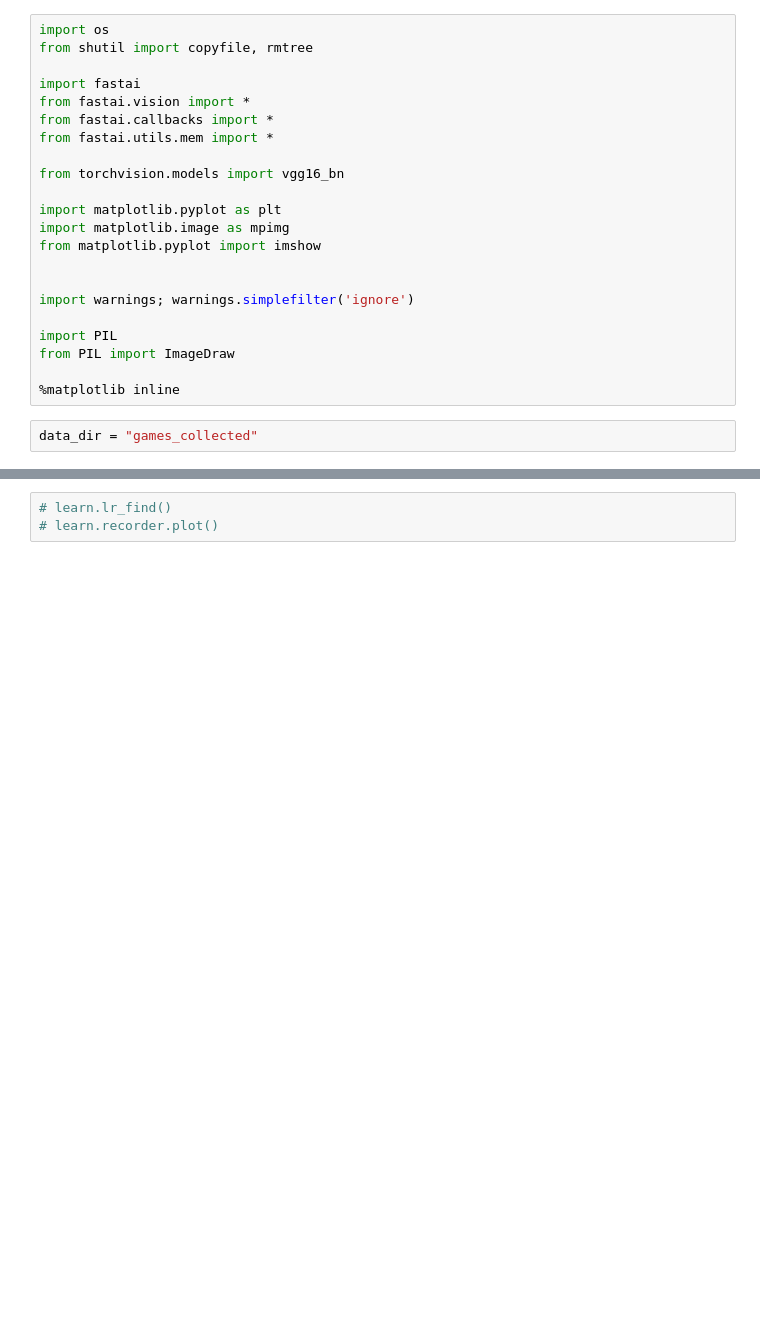
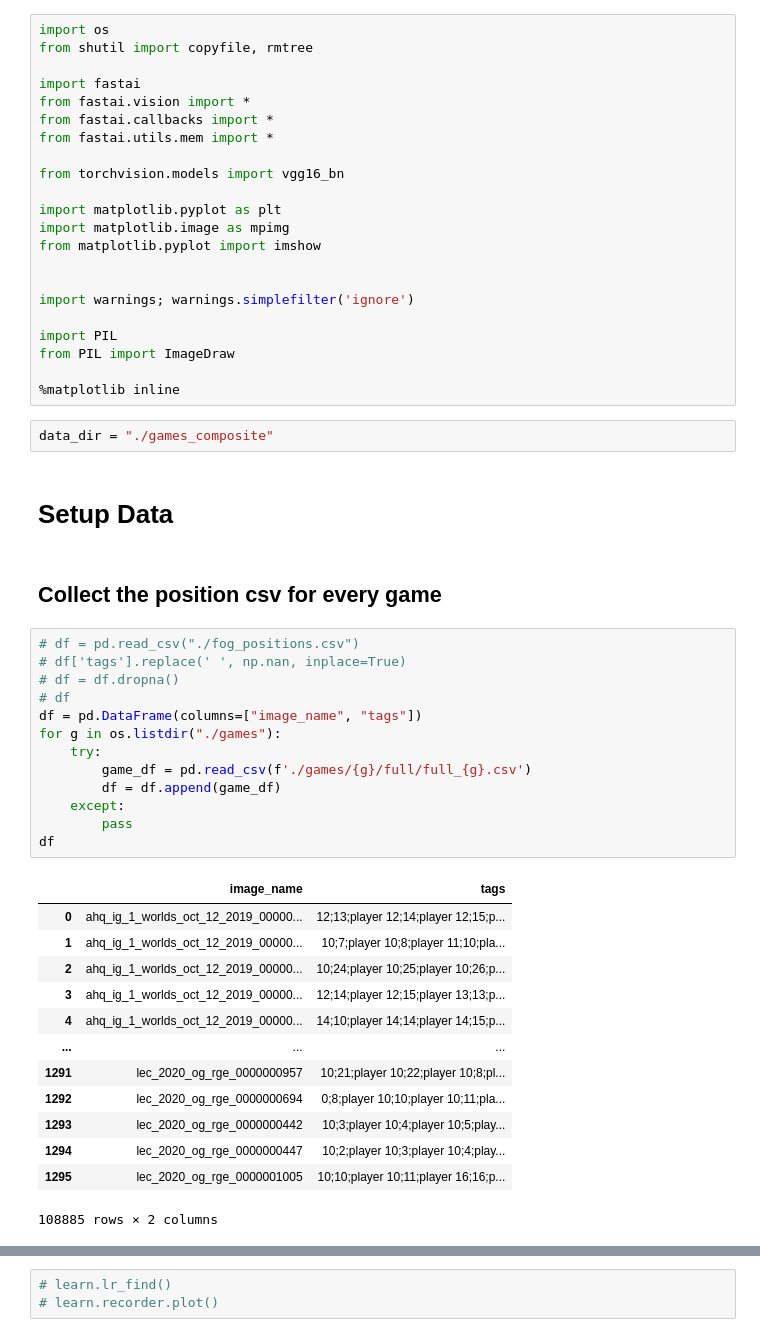
Before and after one commit to isaacshannon/lol-notebooks, a Jupyter notebook: nb_predicter.ipynb, the cells around one changed output, grey strips where cells are left out. Saved outputs shown, nothing was run; the diff lists cells and outputs as text; blank space fills up the shorter version.

```diff
--- a/nb_predicter.ipynb
+++ b/nb_predicter.ipynb
@@ -21,4 +21,35 @@ from PIL import ImageDraw
 
 %matplotlib inline
 # %%
-data_dir = "games_collected"
+data_dir = "./games_composite"
+# %% [markdown]
+# Setup Data
+# %% [markdown]
+## Collect the position csv for every game
+# %%
+# df = pd.read_csv("./fog_positions.csv")
+# df['tags'].replace(' ', np.nan, inplace=True)
+# df = df.dropna()
+# df
+df = pd.DataFrame(columns=["image_name", "tags"])
+for g in os.listdir("./games"):
+    try:
+        game_df = pd.read_csv(f'./games/{g}/full/full_{g}.csv')
+        df = df.append(game_df)
+    except:
+        pass
+df
+# %% [output]
+|  | image_name | tags |
+| 0 | ahq_ig_1_worlds_oct_12_2019_00000... | 12;13;player 12;14;player 12;15;p... |
+| 1 | ahq_ig_1_worlds_oct_12_2019_00000... | 10;7;player 10;8;player 11;10;pla... |
+| 2 | ahq_ig_1_worlds_oct_12_2019_00000... | 10;24;player 10;25;player 10;26;p... |
+| 3 | ahq_ig_1_worlds_oct_12_2019_00000... | 12;14;player 12;15;player 13;13;p... |
+| 4 | ahq_ig_1_worlds_oct_12_2019_00000... | 14;10;player 14;14;player 14;15;p... |
+| ... | ... | ... |
+| 1291 | lec_2020_og_rge_0000000957 | 10;21;player 10;22;player 10;8;pl... |
+| 1292 | lec_2020_og_rge_0000000694 | 0;8;player 10;10;player 10;11;pla... |
+| 1293 | lec_2020_og_rge_0000000442 | 10;3;player 10;4;player 10;5;play... |
+| 1294 | lec_2020_og_rge_0000000447 | 10;2;player 10;3;player 10;4;play... |
+| 1295 | lec_2020_og_rge_0000001005 | 10;10;player 10;11;player 16;16;p... |
+108885 rows × 2 columns
```
Also changed, not shown: parts of 17 cells of this notebook, 36 other files.
